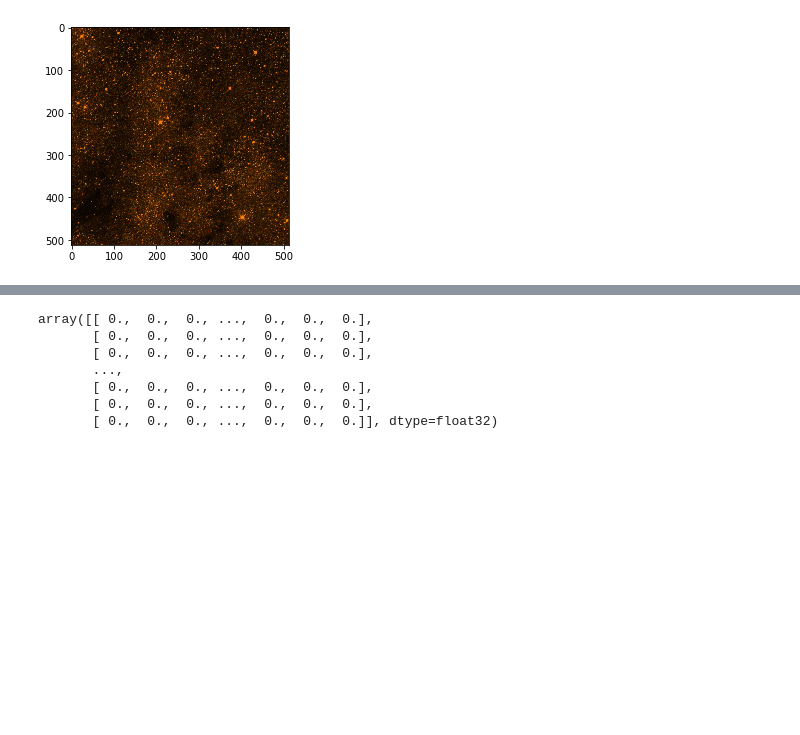
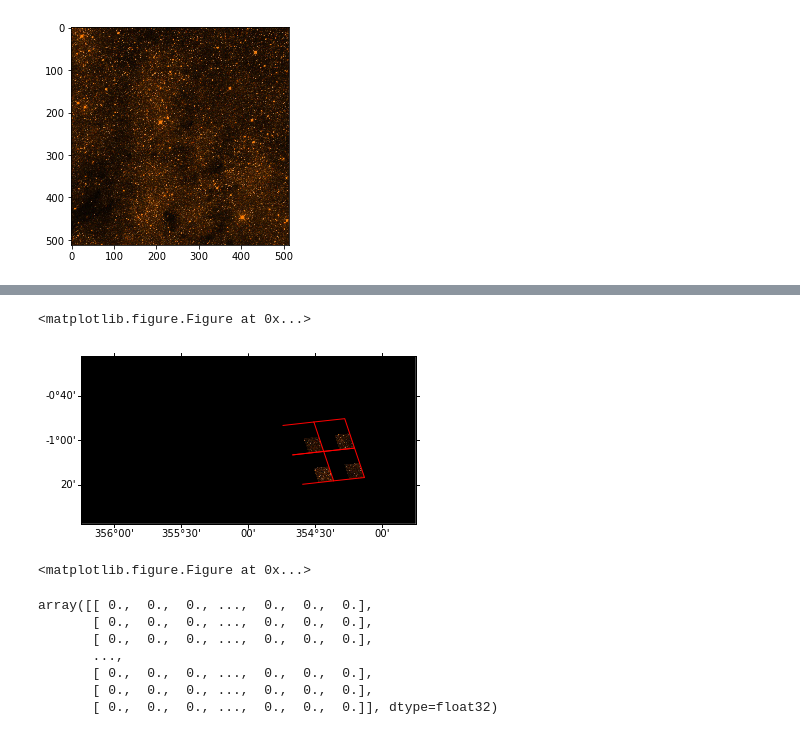
Before and after one commit to adl1995/HIPS-to-Py, a Jupyter notebook: examples/Tile distortion issue - Fix.ipynb, the cells around one changed output, grey strips where cells are left out. Cells and saved outputs as stored; diff of their text form; code cells hidden in the pictures; blank space fills up the shorter version.

```diff
--- a/examples/Tile distortion issue - Fix.ipynb
+++ b/examples/Tile distortion issue - Fix.ipynb
@@ -84,3 +86,10 @@ painter.plot_mpl_hips_tile_grid()
+# %%
+painter.plot_mpl_hips_tile_grid()
+plt.figure(figsize=(115, 115))
+# %% [output]
+<matplotlib.figure.Figure at 0x...>
+[figure, added]
+<matplotlib.figure.Figure at 0x...>
 # %%
 geometry = WCSGeometry.create(
      skydir=SkyCoord(355, -1, frame='galactic', unit='deg'),
```
Also changed, not shown: parts of 6 cells of this notebook.
